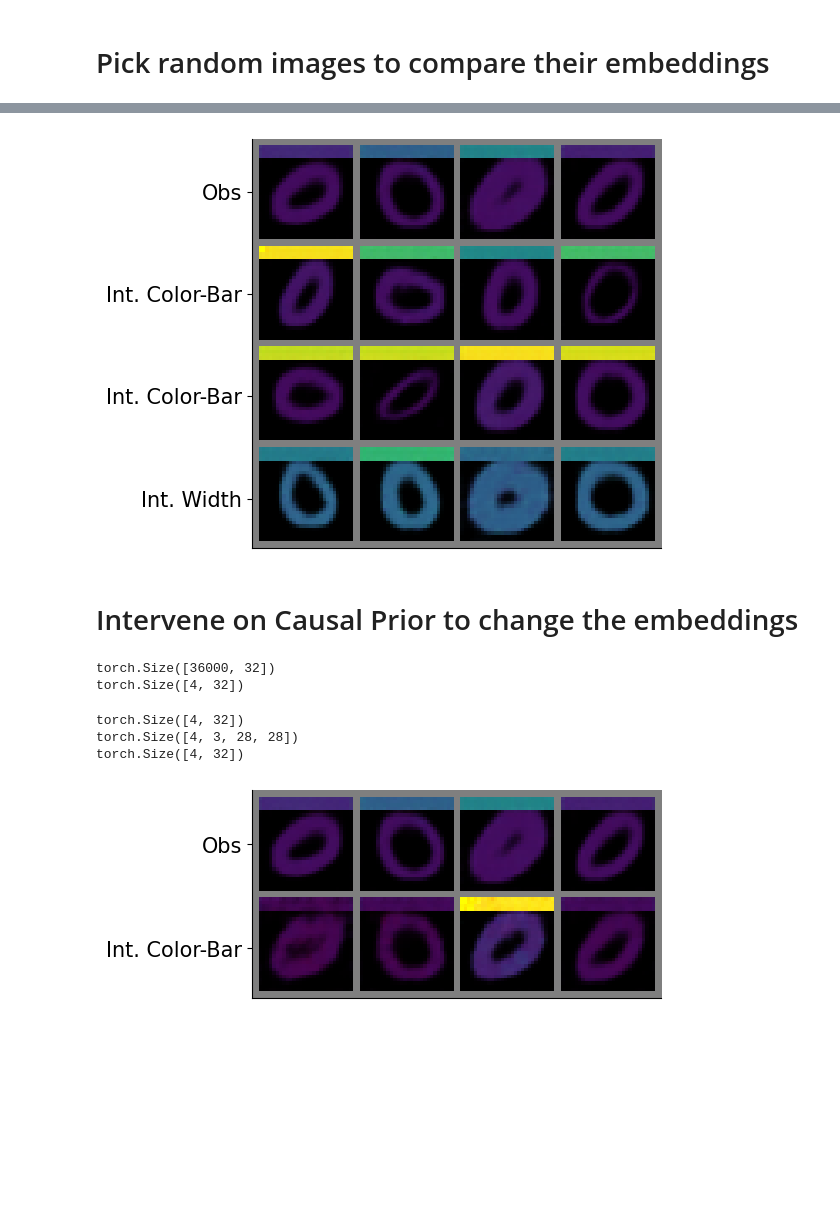
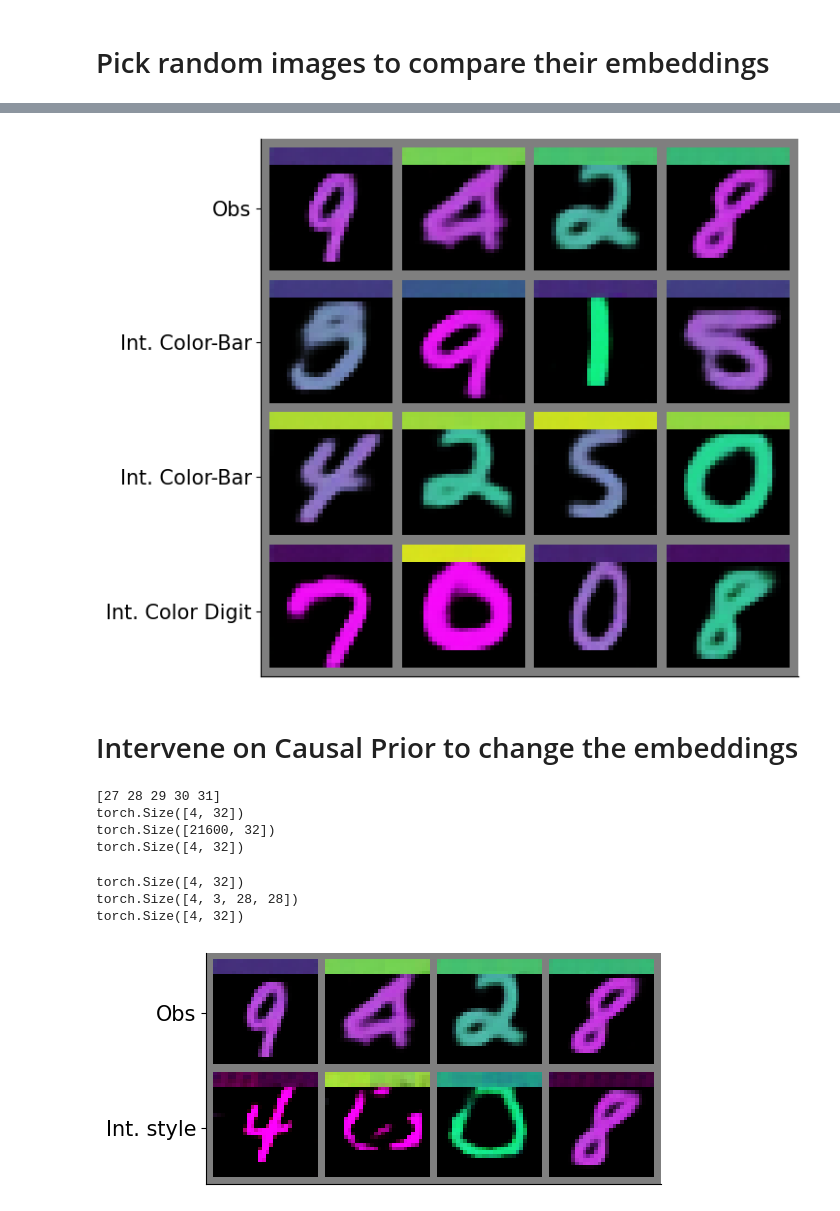
Before and after one commit to tree1111/CDRL, a Jupyter notebook: notebooks/Analyze NF on VAE reduction models.ipynb, the cells around one changed output, grey strips where cells are left out. Drawn from its saved outputs; the diff is of its cells as text; code cells hidden in the pictures; blank space fills up the shorter version.

Commit message:
Updated notebook for disentanglement results
Signed-off-by: Adam Li <adam2392@gmail.com>

```diff
--- a/notebooks/Analyze NF on VAE reduction models.ipynb
+++ b/notebooks/Analyze NF on VAE reduction models.ipynb
@@ -121,5 +134,14 @@ torch.Size([36000, 32]) torch.Size([36000, 5]) torch.Size([36000, 3])
 # %%
+from tqdm import tqdm
+
 # now forward these through the model
-embeddings = model.model.inverse(imgs)
+indices = np.arange(len(imgs))
+embeddings = []
+
+for idx in tqdm(np.array_split(indices[::10], 100)):
+    this_embedding = model.model.inverse(imgs[idx, ...])
+    embeddings.append(this_embedding)
+
+embeddings = torch.vstack(embeddings)
 print(embeddings.shape)
 # %% [output]
@@ -126,0 +149,5 @@ torch.Size([36000, 32])
+# %%
+labels = labels[::10]
+print(labels.shape)
+targets = targets[::10]
+print(targets.shape)
@@ -174,8 +209,8 @@ print(r2s)
 # %%
-min_corr = corr_arr.min()
-corr_arr = corr_arr - min_corr
-max_corr = corr_arr.max()
-corr_arr = corr_arr / max_corr
+# min_corr = corr_arr.min()
+# corr_arr = corr_arr - min_corr
+# max_corr = corr_arr.max()
+# corr_arr = corr_arr / max_corr
 
 fig, ax = plt.subplots()
 sns.heatmap(
@@ -247,6 +280,9 @@ train_iter = iter(data_module.train_dataloader())
 # %%
-data_root = Path("/Users/adam2392/pytorch_data/")
-model_root = data_root / "vae-reduction" / "conv-vae_alpha_1024_dim_32.ckpt"
+data_root = Path("/Users/adam2392/pytorch_data/full-causal-mnistv1/")
+model_root = data_root / "vae-reduction" / "v1_conv-vae_alpha_1024_dim_32.ckpt"
+
+# data_root = Path("/Users/adam2392/pytorch_data/full-causal-mnistv2/")
+# model_root = data_root / "vae-reduction" / "v2_conv-vae_alpha_1024_dim_32.ckpt"
 
 # load the VAE and extra the corresponding image
 # load vae model
@@ -300,29 +339,29 @@ tensor([[0, 0, 1],
 # %%
 # Initialize an empty list to hold the sorted rows
 sorted_rows = []
 distribution_indices = sample_labels[:, -1]
 # Loop through the unique distribution indices
 for i in range(4):  # Assuming unique distribution indices are 0, 1, 2, and 3
     # Get the indices where the distribution index equals i
     indices = (distribution_indices == i).nonzero(as_tuple=True)[0]
     # Append the corresponding rows to the sorted_rows list
     sorted_rows.append(sample_imgs[indices])
 
 # Concatenate the sorted rows into a single tensor
 sorted_imgs = torch.cat(sorted_rows, dim=0)
 
 with torch.no_grad():
     images = vae_model.decoder(sorted_imgs)
 images = vae_model.scale_image(images)
 
 fig, ax = show_imgs(
-    images, ytick_labels=["Obs", "Int. Color-Bar", "Int. Color-Bar", "Int. Width"]
+    images, ytick_labels=["Obs", "Int. Color-Bar", "Int. Color-Bar", "Int. Color Digit"]
 )
 # ax.set_yticklabels(["Obs", "Int. Color-Bar", "Int. Color-Bar", "Int. Width"])
 # ax.set_yticks([(i + 0.5) * images.shape[1] / nrow for i in range(nrow)])
 # ax.set_yticklabels()
 # %% [output]
-[figure, old version]
+[figure, new version]
 # %% [markdown]
 # Intervene on Causal Prior to change the embeddings
 # %%
@@ -334,8 +373,26 @@ obs_imgs = sample_imgs[obs_idx, ...]
 obs_embeddings = model.model.inverse(obs_imgs)
 
 # intervene on the embedding in the relevant space
-v_idx = latent_embeddings["color-digit"]
-obs_embeddings[:, v_idx] += 2.0 * torch.randn(obs_embeddings[:, v_idx].shape)
+v_idx = latent_embeddings["style"]
+print(v_idx)
+print(obs_embeddings.shape)
+perturb_size = obs_embeddings[:, v_idx].shape
+n_samples = obs_embeddings.shape[0]
+# obs_embeddings[:, v_idx] += torch.ones(perturb_size) * 0.1
+# print(np.random.permutation(n_samples))
+new_arr = obs_embeddings[:, v_idx]
+# permute_idx = np.random.permutation(n_samples)
+# print(permute_idx)
+# new_arr = new_arr[permute_idx]
+# print(new_arr.shape)
+# obs_embeddings[:, v_idx] = new_arr * -1.0
+obs_embeddings[:, v_idx] += torch.Tensor(
+    # np.random.randint(-1, 1, size=obs_embeddings[:, v_idx].shape) *
+    2.0
+    * np.random.normal(1.0, 1.00, size=obs_embeddings[:, v_idx].shape)
+    # 0.75
+    # * np.random.normal(-0.75, 0.25, size=obs_embeddings[:, v_idx].shape)
+)
 print(embeddings.shape)
 print(obs_imgs.shape)
 
@@ -343,8 +400,10 @@ intervened_imgs = model.model.forward(obs_embeddings)
 # fig, ax = show_imgs(
 # images, ytick_labels=["Obs", "Int. Color-Bar", "Int. Color-Bar", "Int. Width"]
 # %% [output]
-torch.Size([36000, 32])
+[27 28 29 30 31]
 torch.Size([4, 32])
+torch.Size([21600, 32])
+torch.Size([4, 32])
 # %%
 print(intervened_imgs.shape)
 with torch.no_grad():
@@ -361,6 +420,6 @@ torch.Size([4, 3, 28, 28])
 torch.Size([4, 32])
 # %%
 images = torch.vstack((observed_imgs, intervened_imgs))
-fig, ax = show_imgs(images, row_size=4, ytick_labels=["Obs", "Int. Color-Bar"])
+fig, ax = show_imgs(images, row_size=4, ytick_labels=["Obs", "Int. style"])
 # %% [output]
-[figure, old version]
+[figure, new version]
```
Also changed, not shown: parts of 15 cells of this notebook, 5 other files.
